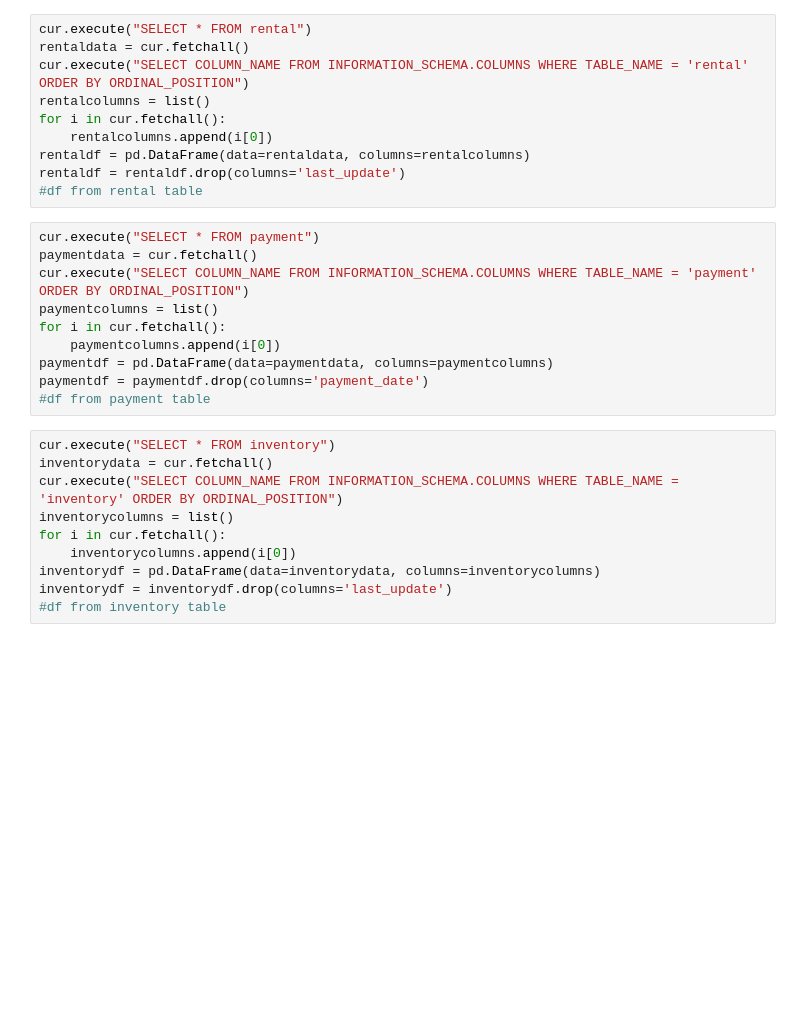
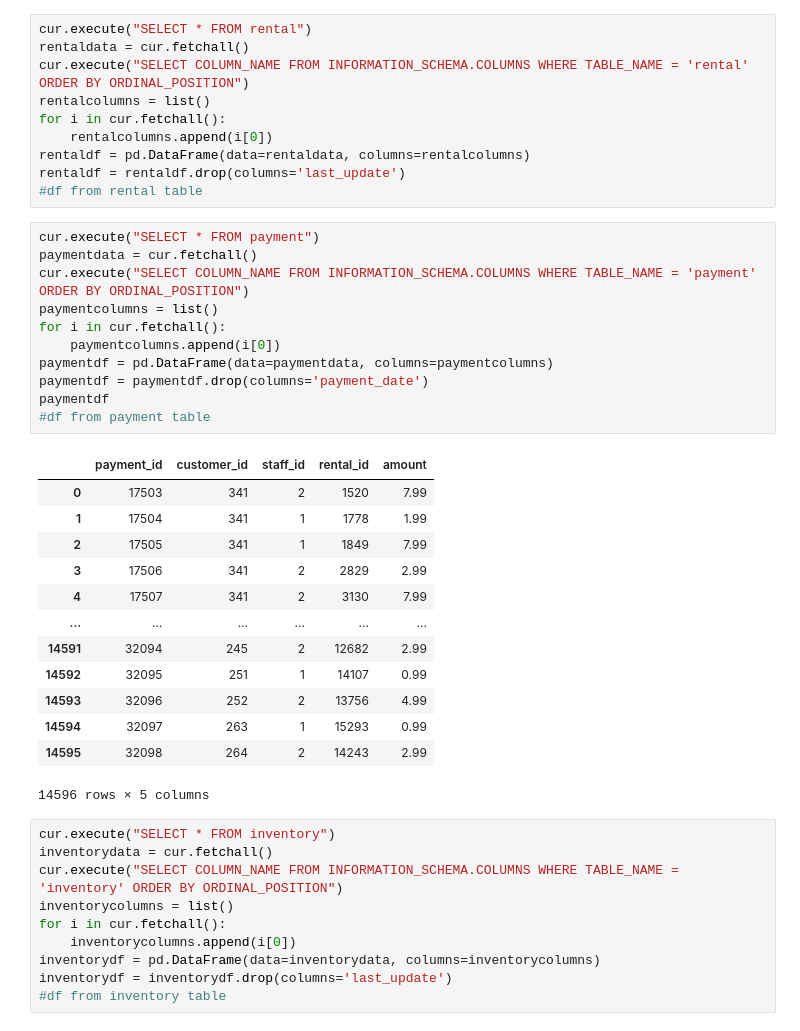
Before and after one commit to vick998/Banzae-py, a Jupyter notebook: Top5s.ipynb, the cells around one changed output. Cells and saved outputs as stored; diff of their text form; blank space fills up the shorter version.

```diff
--- a/Top5s.ipynb
+++ b/Top5s.ipynb
@@ -62,13 +62,28 @@ rentaldf = rentaldf.drop(columns='last_update')
 # %%
 cur.execute("SELECT * FROM payment")
 paymentdata = cur.fetchall()
 cur.execute("SELECT COLUMN_NAME FROM INFORMATION_SCHEMA.COLUMNS WHERE TABLE_NAME = 'payment' ORDER BY ORDINAL_POSITION")
 paymentcolumns = list()
 for i in cur.fetchall():
     paymentcolumns.append(i[0])
 paymentdf = pd.DataFrame(data=paymentdata, columns=paymentcolumns)
 paymentdf = paymentdf.drop(columns='payment_date')
+paymentdf
 #df from payment table
+# %% [output]
+|  | payment_id | customer_id | staff_id | rental_id | amount |
+| 0 | 17503 | 341 | 2 | 1520 | 7.99 |
+| 1 | 17504 | 341 | 1 | 1778 | 1.99 |
+| 2 | 17505 | 341 | 1 | 1849 | 7.99 |
+| 3 | 17506 | 341 | 2 | 2829 | 2.99 |
+| 4 | 17507 | 341 | 2 | 3130 | 7.99 |
+| ... | ... | ... | ... | ... | ... |
+| 14591 | 32094 | 245 | 2 | 12682 | 2.99 |
+| 14592 | 32095 | 251 | 1 | 14107 | 0.99 |
+| 14593 | 32096 | 252 | 2 | 13756 | 4.99 |
+| 14594 | 32097 | 263 | 1 | 15293 | 0.99 |
+| 14595 | 32098 | 264 | 2 | 14243 | 2.99 |
+14596 rows × 5 columns
 # %%
 cur.execute("SELECT * FROM inventory")
 inventorydata = cur.fetchall()
```
Also changed, not shown: parts of 2 cells of this notebook.
